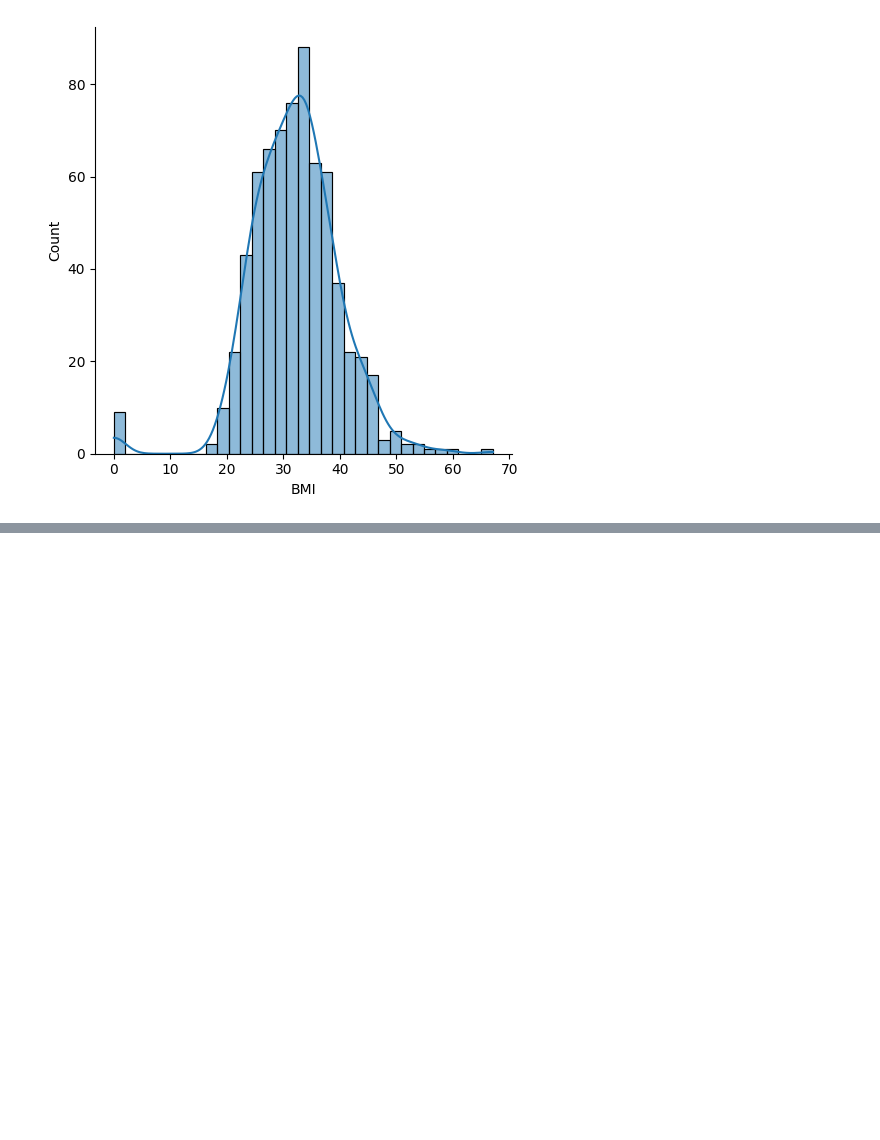
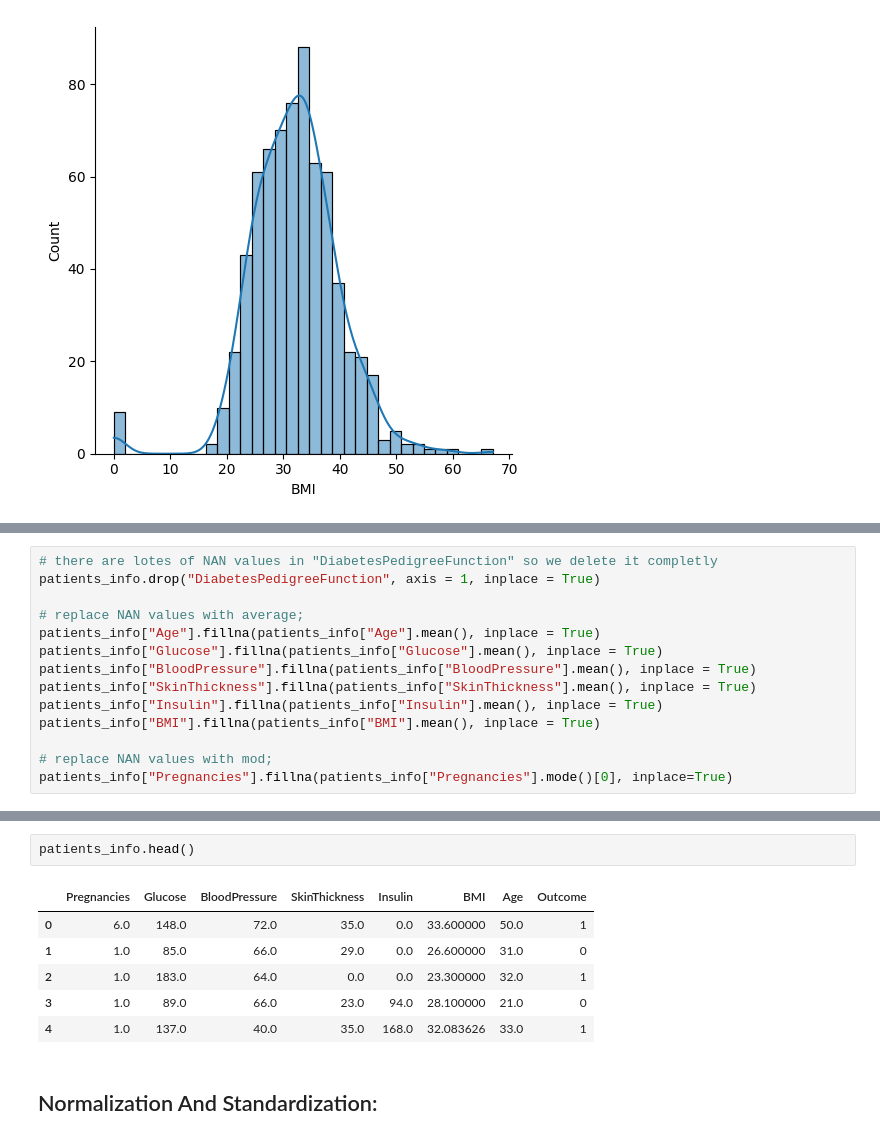
Before and after one commit to mohajel/AI_projects, a Jupyter notebook: CA4/ca4.ipynb, the cells around one changed output, grey strips where cells are left out. Saved outputs shown, nothing was run; the diff lists cells and outputs as text; blank space fills up the shorter version.

```diff
--- a/CA4/ca4.ipynb
+++ b/CA4/ca4.ipynb
@@ -182,0 +216,14 @@ plot_information("DiabetesPedigreeFunction")
+# %%
+# there are lotes of NAN values in "DiabetesPedigreeFunction" so we delete it completly
+patients_info.drop("DiabetesPedigreeFunction", axis = 1, inplace = True)
+
+# replace NAN values with average;
+patients_info["Age"].fillna(patients_info["Age"].mean(), inplace = True)
+patients_info["Glucose"].fillna(patients_info["Glucose"].mean(), inplace = True)
+patients_info["BloodPressure"].fillna(patients_info["BloodPressure"].mean(), inplace = True)
+patients_info["SkinThickness"].fillna(patients_info["SkinThickness"].mean(), inplace = True)
+patients_info["Insulin"].fillna(patients_info["Insulin"].mean(), inplace = True)
+patients_info["BMI"].fillna(patients_info["BMI"].mean(), inplace = True)
+
+# replace NAN values with mod;
+patients_info["Pregnancies"].fillna(patients_info["Pregnancies"].mode()[0], inplace=True)
@@ -182,0 +242,11 @@ plot_information("DiabetesPedigreeFunction")
+# %%
+patients_info.head()
+# %% [output]
+|  | Pregnancies | Glucose | BloodPressure | SkinThickness | Insulin | BMI | Age | Outcome |
+| 0 | 6.0 | 148.0 | 72.0 | 35.0 | 0.0 | 33.600000 | 50.0 | 1 |
+| 1 | 1.0 | 85.0 | 66.0 | 29.0 | 0.0 | 26.600000 | 31.0 | 0 |
+| 2 | 1.0 | 183.0 | 64.0 | 0.0 | 0.0 | 23.300000 | 32.0 | 1 |
+| 3 | 1.0 | 89.0 | 66.0 | 23.0 | 94.0 | 28.100000 | 21.0 | 0 |
+| 4 | 1.0 | 137.0 | 40.0 | 35.0 | 168.0 | 32.083626 | 33.0 | 1 |
+# %% [markdown]
+## Normalization And Standardization:
```
Also changed, not shown: parts of 16 cells of this notebook.
